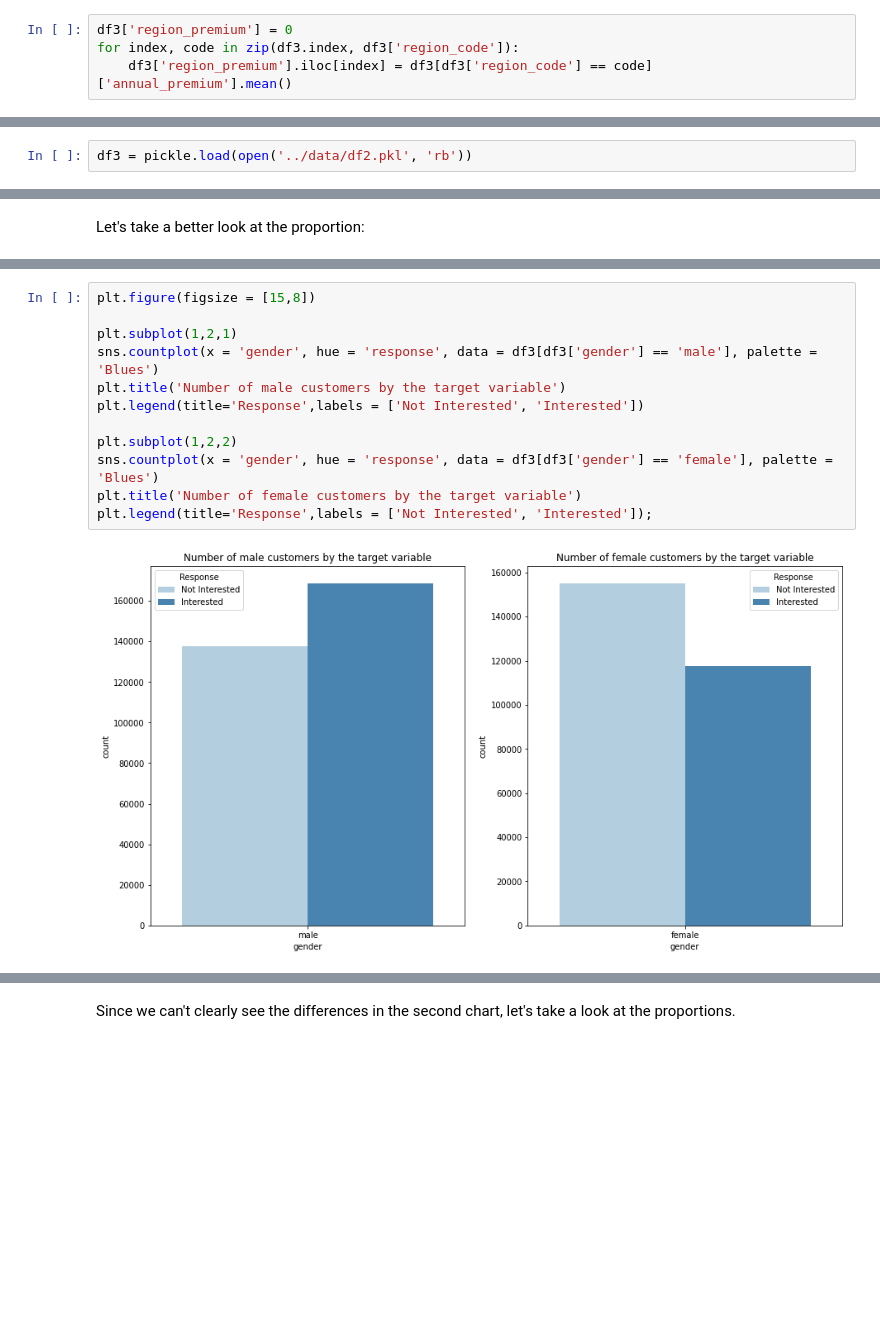
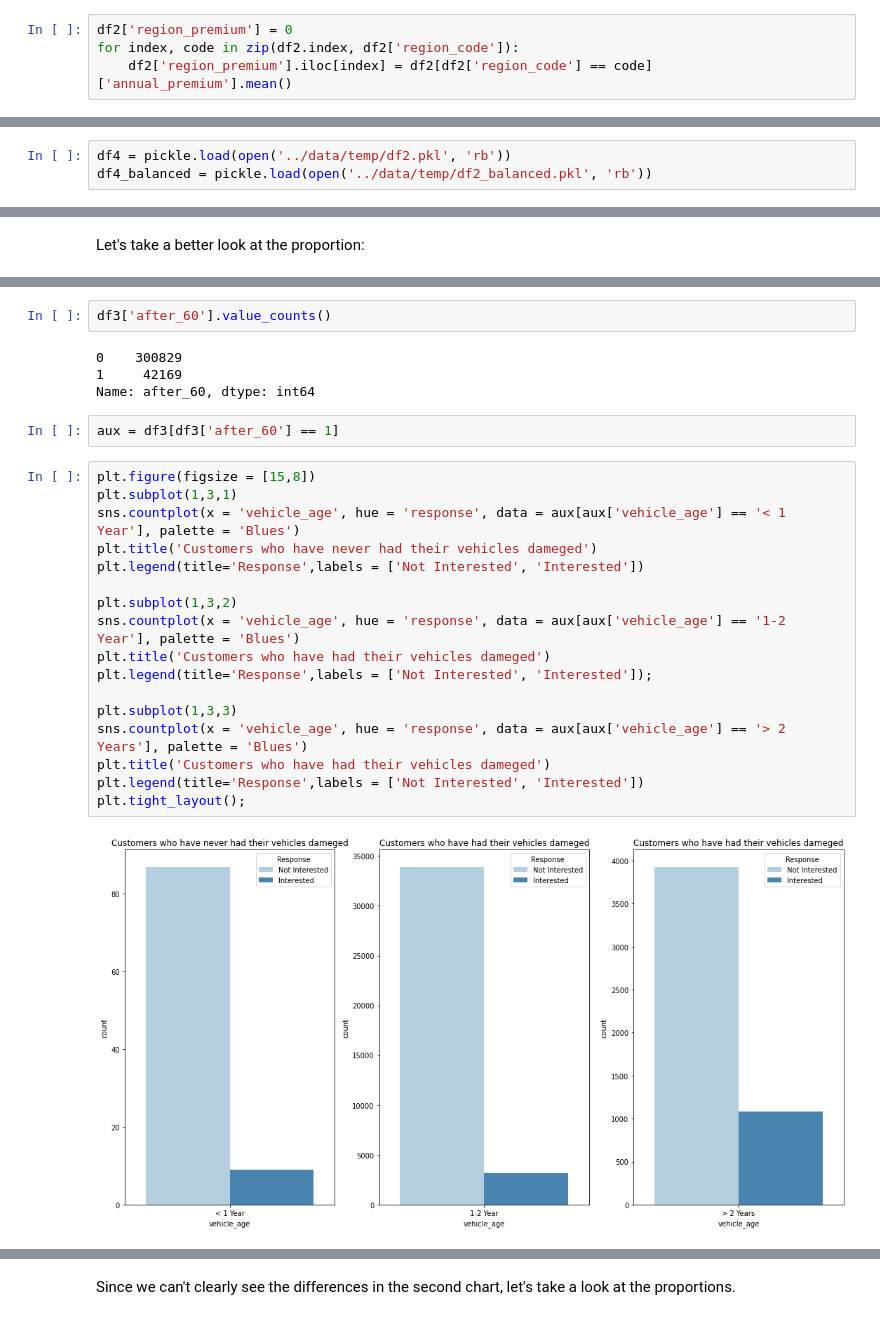
Before and after one commit to KattsonBastos/health_insurance_cross_sell, a Jupyter notebook: notebooks/health_insurance_cross_sell.ipynb, the cells around one changed output, grey strips where cells are left out. Drawn from its saved outputs; the diff is of its cells as text; blank space fills up the shorter version.

```diff
--- a/notebooks/health_insurance_cross_sell.ipynb
+++ b/notebooks/health_insurance_cross_sell.ipynb
@@ -402,6 +359,6 @@ df2['vintage_months'] = df2['vintage']/30
 # %%
 df2['vintage_age'] = df2['age']*365 / df2['vintage']
 # %%
-df3['region_premium'] = 0
-for index, code in zip(df3.index, df3['region_code']):
-    df3['region_premium'].iloc[index] = df3[df3['region_code'] == code]['annual_premium'].mean()
+df2['region_premium'] = 0
+for index, code in zip(df2.index, df2['region_code']):
+    df2['region_premium'].iloc[index] = df2[df2['region_code'] == code]['annual_premium'].mean()
@@ -440,3 +406,4 @@ df21 = df21.drop(['male', 'female'], axis = 1)
 # %%
-df3 = pickle.load(open('../data/df2.pkl', 'rb'))
+df4 = pickle.load(open('../data/temp/df2.pkl', 'rb'))
+df4_balanced = pickle.load(open('../data/temp/df2_balanced.pkl', 'rb'))
 # %%
@@ -638,14 +614,27 @@ Name: gender, dtype: float64
+# %%
+df3['after_60'].value_counts()
+# %% [output]
+0    300829
+1     42169
+Name: after_60, dtype: int64
+# %%
+aux = df3[df3['after_60'] == 1]
 # %%
 plt.figure(figsize = [15,8])
-
-plt.subplot(1,2,1)
-sns.countplot(x = 'gender', hue = 'response', data = df3[df3['gender'] == 'male'], palette = 'Blues')
-plt.title('Number of male customers by the target variable')
+plt.subplot(1,3,1)
+sns.countplot(x = 'vehicle_age', hue = 'response', data = aux[aux['vehicle_age'] == '< 1 Year'], palette = 'Blues')
+plt.title('Customers who have never had their vehicles dameged')
 plt.legend(title='Response',labels = ['Not Interested', 'Interested'])
 
-plt.subplot(1,2,2)
-sns.countplot(x = 'gender', hue = 'response', data = df3[df3['gender'] == 'female'], palette = 'Blues')
-plt.title('Number of female customers by the target variable')
+plt.subplot(1,3,2)
+sns.countplot(x = 'vehicle_age', hue = 'response', data = aux[aux['vehicle_age'] == '1-2 Year'], palette = 'Blues')
+plt.title('Customers who have had their vehicles dameged')
 plt.legend(title='Response',labels = ['Not Interested', 'Interested']);
+
+plt.subplot(1,3,3)
+sns.countplot(x = 'vehicle_age', hue = 'response', data = aux[aux['vehicle_age'] == '> 2 Years'], palette = 'Blues')
+plt.title('Customers who have had their vehicles dameged')
+plt.legend(title='Response',labels = ['Not Interested', 'Interested'])
+plt.tight_layout();
 # %% [output]
-[figure, old version]
+[figure, new version]
```
Also changed, not shown: parts of 147 cells of this notebook.
